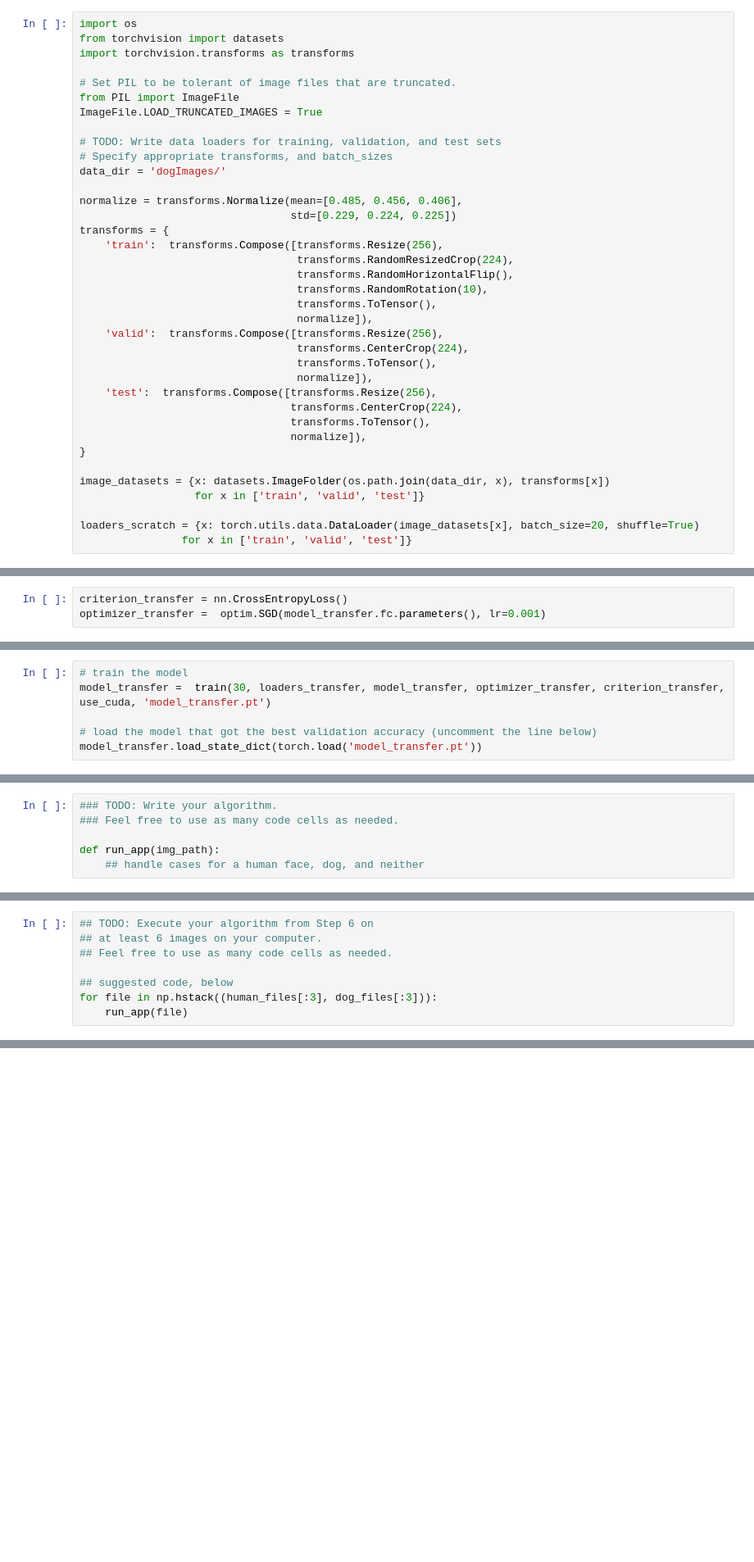
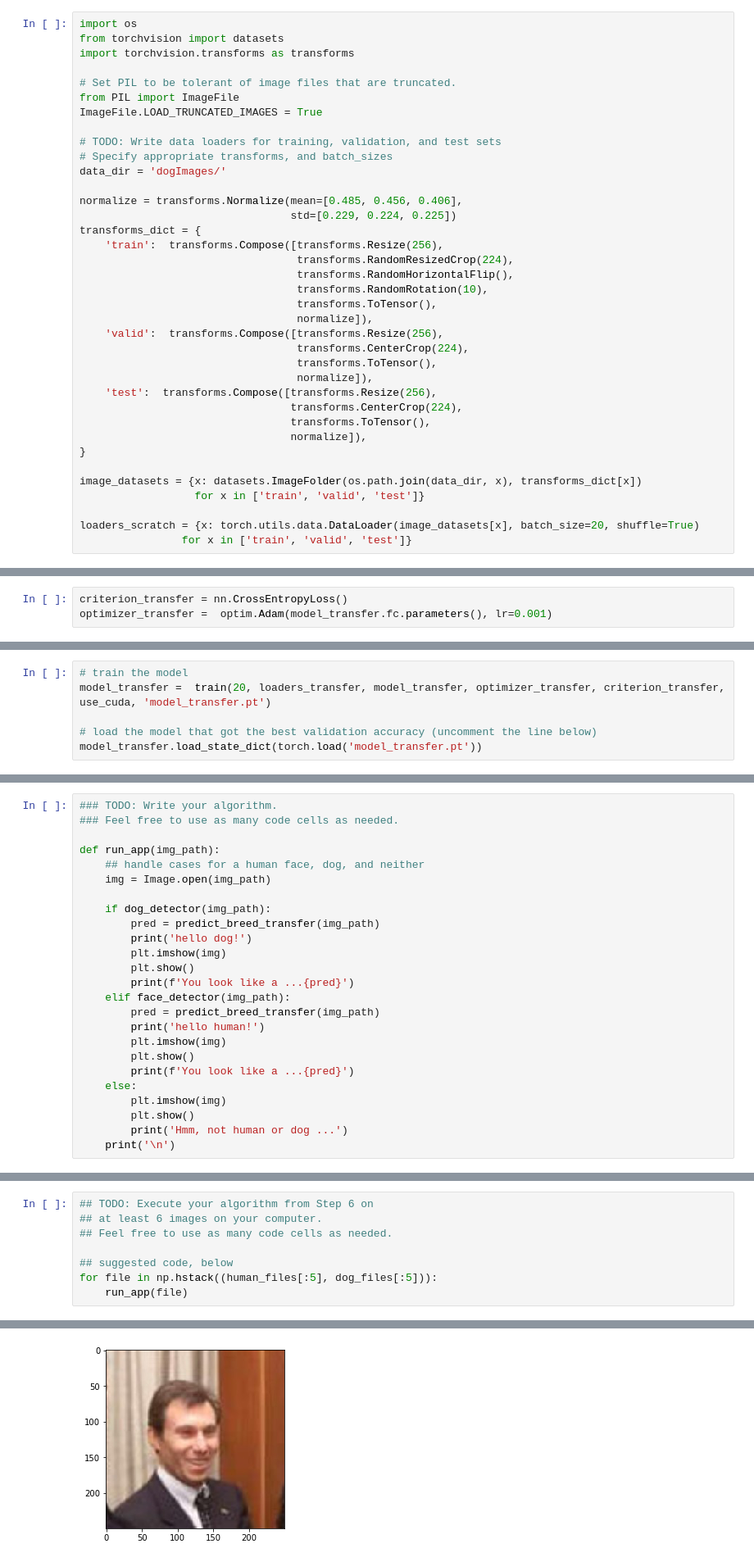
Before and after one commit to alwz1/dog-breed, a Jupyter notebook: dog_app.ipynb, the cells around one changed output, grey strips where cells are left out. Shown at 82% size. Cells and saved outputs as stored; diff of their text form; blank space fills up the shorter version.

```diff
--- a/dog_app.ipynb
+++ b/dog_app.ipynb
@@ -338,7 +338,7 @@ data_dir = 'dogImages/'
 
 normalize = transforms.Normalize(mean=[0.485, 0.456, 0.406],
                                  std=[0.229, 0.224, 0.225])
-transforms = {
+transforms_dict = {
     'train':  transforms.Compose([transforms.Resize(256),
                                   transforms.RandomResizedCrop(224),
                                   transforms.RandomHorizontalFlip(),
@@ -355,7 +355,7 @@ transforms = {
                                  normalize]),
 }
 
-image_datasets = {x: datasets.ImageFolder(os.path.join(data_dir, x), transforms[x])
+image_datasets = {x: datasets.ImageFolder(os.path.join(data_dir, x), transforms_dict[x])
                   for x in ['train', 'valid', 'test']}
 
 loaders_scratch = {x: torch.utils.data.DataLoader(image_datasets[x], batch_size=20, shuffle=True)
@@ -620,14 +666,14 @@ __Answer:__
 Use the next code cell to specify a [loss function](http://pytorch.org/docs/master/nn.html#loss-functions) and [optimizer](http://pytorch.org/docs/master/optim.html).  Save the chosen loss function as `criterion_transfer`, and the optimizer as `optimizer_transfer` below.
 # %%
 criterion_transfer = nn.CrossEntropyLoss()
-optimizer_transfer =  optim.SGD(model_transfer.fc.parameters(), lr=0.001)
+optimizer_transfer =  optim.Adam(model_transfer.fc.parameters(), lr=0.001)
 # %% [markdown]
 ### (IMPLEMENTATION) Train and Validate the Model
 
 Train and validate your model in the code cell below.  [Save the final model parameters](http://pytorch.org/docs/master/notes/serialization.html) at filepath `'model_transfer.pt'`.
 # %%
 # train the model
-model_transfer =  train(30, loaders_transfer, model_transfer, optimizer_transfer, criterion_transfer, use_cuda, 'model_transfer.pt')
+model_transfer =  train(20, loaders_transfer, model_transfer, optimizer_transfer, criterion_transfer, use_cuda, 'model_transfer.pt')
 
 # load the model that got the best validation accuracy (uncomment the line below)
 model_transfer.load_state_dict(torch.load('model_transfer.pt'))
@@ -737,6 +783,25 @@ Some sample output for our algorithm is provided below, but feel free to design
 
 def run_app(img_path):
     ## handle cases for a human face, dog, and neither
+    img = Image.open(img_path)
+
+    if dog_detector(img_path):
+        pred = predict_breed_transfer(img_path)
+        print('hello dog!')
+        plt.imshow(img)
+        plt.show()
+        print(f'You look like a ...{pred}')
+    elif face_detector(img_path):
+        pred = predict_breed_transfer(img_path)
+        print('hello human!')
+        plt.imshow(img)
+        plt.show()
+        print(f'You look like a ...{pred}')
+    else:
+        plt.imshow(img)
+        plt.show()
+        print('Hmm, not human or dog ...')
+    print('\n')
 # %% [markdown]
 ---
 <a id='step6'></a>
@@ -757,5 +828,6 @@ __Answer:__ (Three possible points for improvement)
 ## Feel free to use as many code cells as needed.
 
 ## suggested code, below
-for file in np.hstack((human_files[:3], dog_files[:3])):
+for file in np.hstack((human_files[:5], dog_files[:5])):
     run_app(file)
+# %% [output]
@@ -761,0 +835 @@ for file in np.hstack((human_files[:3], dog_files[:3])):
+[figure, added]
```
Also changed, not shown: parts of 24 cells of this notebook.
